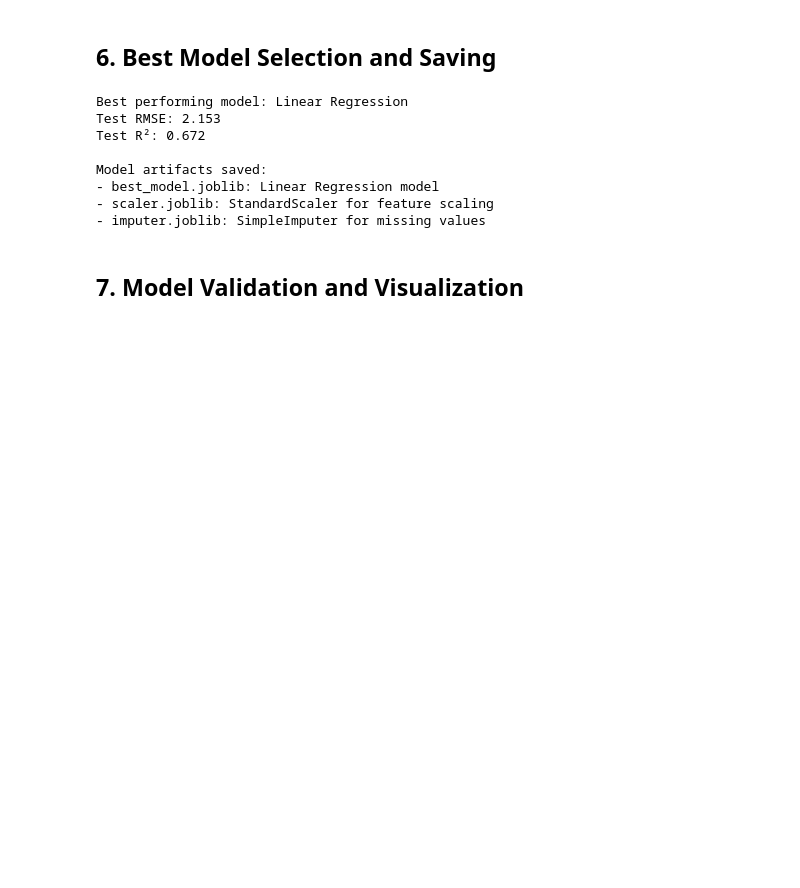
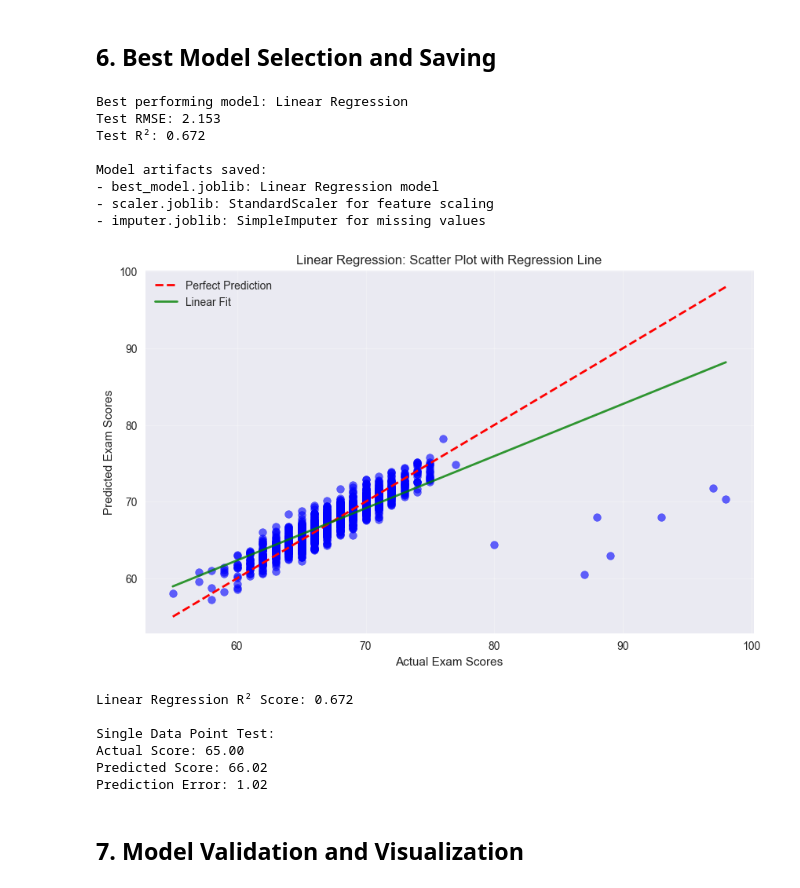
Before and after one commit to IrutingaboRaissa/scorepredictor, a Jupyter notebook: linear_regression/EngageMetrics.ipynb, the cells around one changed output. Drawn from its saved outputs; the diff is of its cells as text; code cells hidden in the pictures; blank space fills up the shorter version.

Commit message:
added Linear regression scatter plot

```diff
--- a/linear_regression/EngageMetrics.ipynb
+++ b/linear_regression/EngageMetrics.ipynb
@@ -400,6 +393,46 @@ Model artifacts saved:
 - best_model.joblib: Linear Regression model
 - scaler.joblib: StandardScaler for feature scaling
 - imputer.joblib: SimpleImputer for missing values
+# %%
+
+# Linear Regression Scatter Plot with Regression Line
+lr_model = LinearRegression()
+lr_model.fit(X_train_scaled, y_train)
+y_pred_lr = lr_model.predict(X_test_scaled)
+
+plt.figure(figsize=(10, 6))
+plt.scatter(y_test, y_pred_lr, alpha=0.6, color='blue', s=50)
+plt.plot([y_test.min(), y_test.max()], [y_test.min(), y_test.max()], 'r--', lw=2, label='Perfect Prediction')
+z = np.polyfit(y_test, y_pred_lr, 1)
+p = np.poly1d(z)
+plt.plot(y_test.sort_values(), p(y_test.sort_values()), "g-", alpha=0.8, linewidth=2, label='Linear Fit')
+plt.xlabel('Actual Exam Scores')
+plt.ylabel('Predicted Exam Scores')
+plt.title('Linear Regression: Scatter Plot with Regression Line')
+plt.legend()
+plt.grid(True, alpha=0.3)
+plt.savefig('linear_regression_scatter.png', dpi=300, bbox_inches='tight')
+plt.show()
+print(f"Linear Regression R² Score: {r2_score(y_test, y_pred_lr):.3f}")
+
+# Single Data Point Prediction
+test_row = X_test.iloc[0:1]
+actual_score = y_test.iloc[0]
+test_imputed = imputer.transform(test_row)
+test_scaled = scaler.transform(test_imputed)
+single_prediction = best_model.predict(test_scaled)[0]
+print(f"\nSingle Data Point Test:")
+print(f"Actual Score: {actual_score:.2f}")
+print(f"Predicted Score: {single_prediction:.2f}")
+print(f"Prediction Error: {abs(single_prediction - actual_score):.2f}")
+# %% [output]
+[figure, added]
+Linear Regression R² Score: 0.672
+
+Single Data Point Test:
+Actual Score: 65.00
+Predicted Score: 66.02
+Prediction Error: 1.02
 # %% [markdown]
 ## 7. Model Validation and Visualization
 # %%
```
Also changed, not shown: parts of 3 cells of this notebook, 4 other files.
